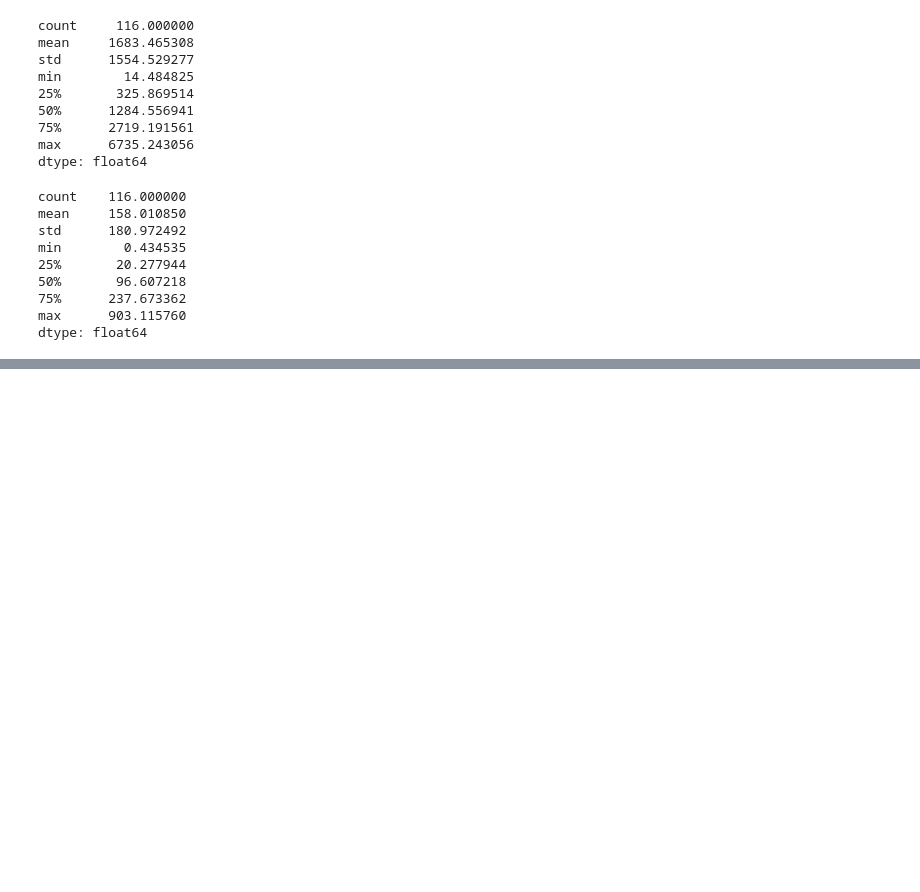
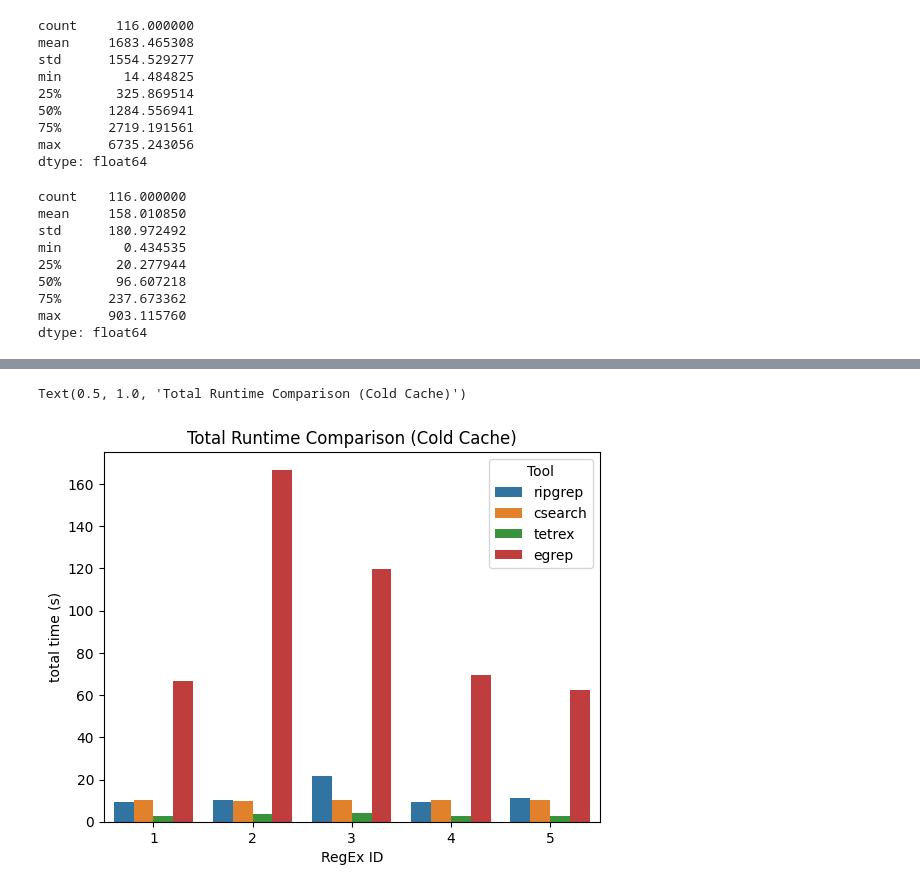
Before and after one commit to remyschwab/TetRex, a Jupyter notebook: utils/visualization_eval.ipynb, the cells around one changed output, grey strips where cells are left out. Drawn from its saved outputs; the diff is of its cells as text; code cells hidden in the pictures; blank space fills up the shorter version.

```diff
--- a/utils/visualization_eval.ipynb
+++ b/utils/visualization_eval.ipynb
@@ -473,0 +476,2 @@ dtype: float64
+# %%
+sim_df = pd.read_csv("/Users/rschwab/repos/TetRex/data/RESULTS/melted_simulation_results.csv")
@@ -473,0 +498,5 @@ dtype: float64
+# %%
+sns.barplot(sim_df[sim_df["Cache"] == "cold"], x="RegEx ID", y="total time (s)", hue="Tool").set_title("Total Runtime Comparison (Cold Cache)")
+# %% [output]
+Text(0.5, 1.0, 'Total Runtime Comparison (Cold Cache)')
+[figure, added]
```
Also changed, not shown: parts of 49 cells of this notebook, 3 other files.
